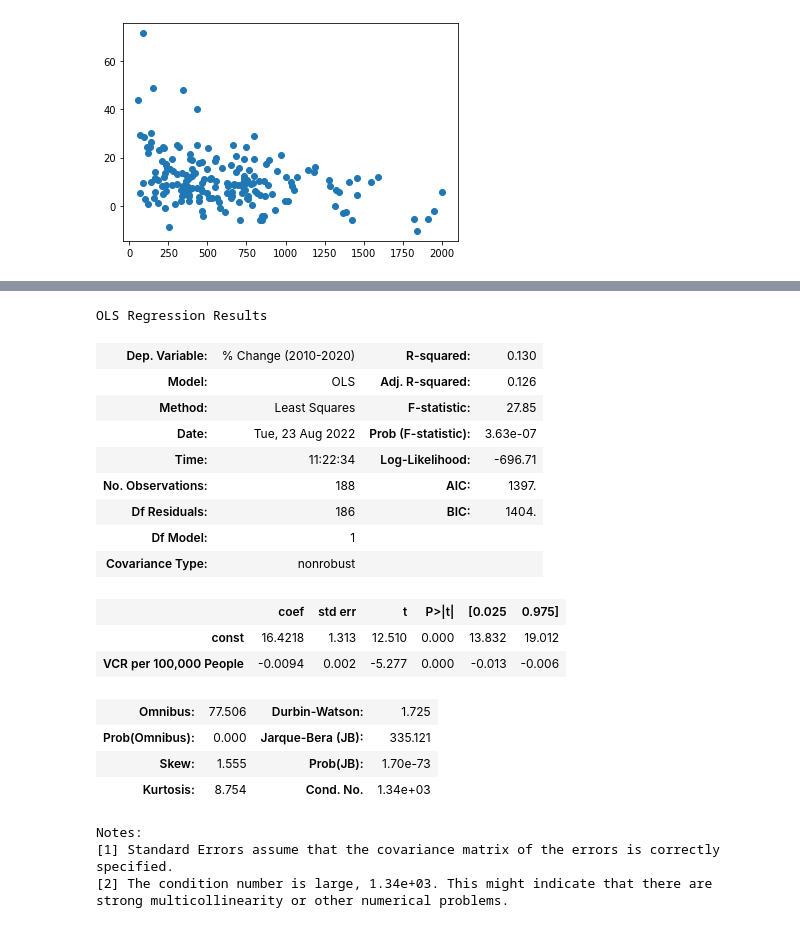
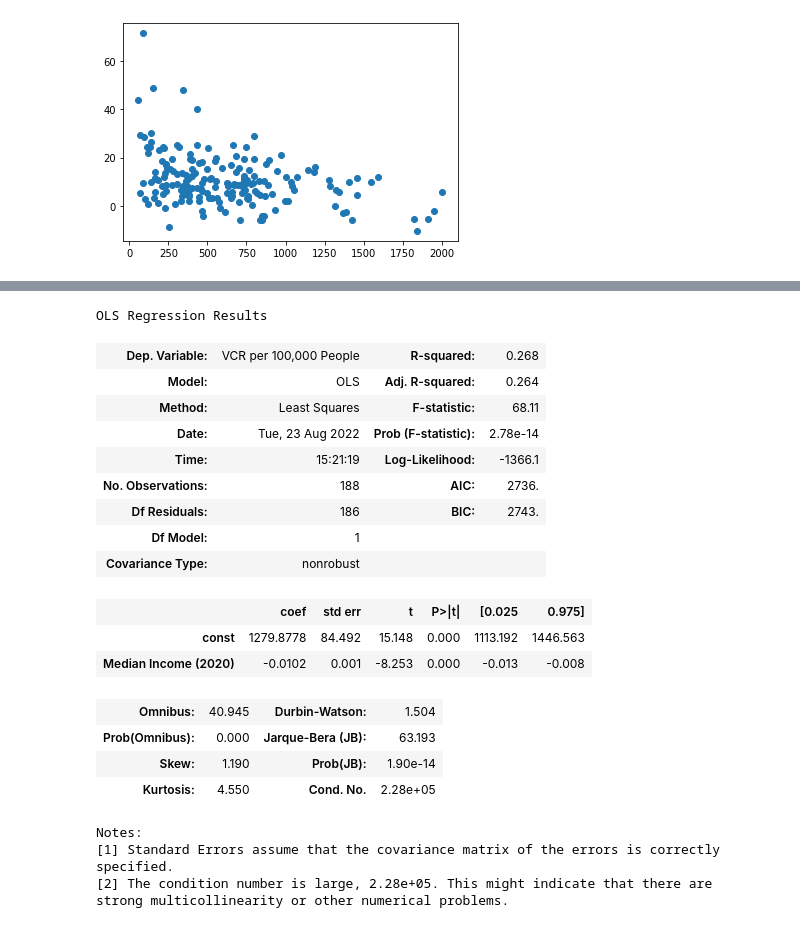
Before and after one commit to edd1234/cities, a Jupyter notebook: Cities Regression.ipynb, the cells around one changed output, grey strips where cells are left out. Drawn from its saved outputs; the diff is of its cells as text; code cells hidden in the pictures.

```diff
--- a/Cities Regression.ipynb
+++ b/Cities Regression.ipynb
@@ -6,5 +7,7 @@ import statsmodels.api as sm
 # %%
+housing_data = pd.read_csv('data/Cities - Housing.csv')
 crime_data = pd.read_csv('data/Cities - Crime.csv')
+income_data = pd.read_csv('data/Cities - Income.csv')
 # %%
 crime_data
 # %% [output]
@@ -36,0 +65,7 @@ plt.scatter(x,y)
+# %%
+y = crime_data['% Change (2010-2020)']
+x = crime_data['VCR per 100,000 People']
+
+x1 = sm.add_constant(x)
+results = sm.OLS(y,x1).fit()
+results.summary()
@@ -36,0 +94,8 @@ plt.scatter(x,y)
+# %%
+y = housing_data['% Change (2010-2020)']
+x = housing_data['2020 Home Price']
+
+plt.scatter(x,y)
+x1 = sm.add_constant(x)
+results = sm.OLS(y,x1).fit()
+results.summary()
@@ -37,29 +125,29 @@ plt.scatter(x,y)
 # %%
-y = crime_data['% Change (2010-2020)']
-x = crime_data['VCR per 100,000 People']
+y = crime_data['VCR per 100,000 People']
+x = income_data['Median Income (2020)']
 
 x1 = sm.add_constant(x)
 results = sm.OLS(y,x1).fit()
 results.summary()
 # %% [output]
 OLS Regression Results
-| Dep. Variable: | % Change (2010-2020) | R-squared: | 0.130 |
-| Model: | OLS | Adj. R-squared: | 0.126 |
-| Method: | Least Squares | F-statistic: | 27.85 |
-| Date: | Tue, 23 Aug 2022 | Prob (F-statistic): | 3.63e-07 |
-| Time: | 11:22:34 | Log-Likelihood: | -696.71 |
-| No. Observations: | 188 | AIC: | 1397. |
-| Df Residuals: | 186 | BIC: | 1404. |
+| Dep. Variable: | VCR per 100,000 People | R-squared: | 0.268 |
+| Model: | OLS | Adj. R-squared: | 0.264 |
+| Method: | Least Squares | F-statistic: | 68.11 |
+| Date: | Tue, 23 Aug 2022 | Prob (F-statistic): | 2.78e-14 |
+| Time: | 15:21:19 | Log-Likelihood: | -1366.1 |
+| No. Observations: | 188 | AIC: | 2736. |
+| Df Residuals: | 186 | BIC: | 2743. |
 | Df Model: | 1 |  |  |
 | Covariance Type: | nonrobust |  |  |
 |  | coef | std err | t | P>|t| | [0.025 | 0.975] |
-| const | 16.4218 | 1.313 | 12.510 | 0.000 | 13.832 | 19.012 |
-| VCR per 100,000 People | -0.0094 | 0.002 | -5.277 | 0.000 | -0.013 | -0.006 |
+| const | 1279.8778 | 84.492 | 15.148 | 0.000 | 1113.192 | 1446.563 |
+| Median Income (2020) | -0.0102 | 0.001 | -8.253 | 0.000 | -0.013 | -0.008 |
-| Omnibus: | 77.506 | Durbin-Watson: | 1.725 |
-| Prob(Omnibus): | 0.000 | Jarque-Bera (JB): | 335.121 |
-| Skew: | 1.555 | Prob(JB): | 1.70e-73 |
-| Kurtosis: | 8.754 | Cond. No. | 1.34e+03 |
+| Omnibus: | 40.945 | Durbin-Watson: | 1.504 |
+| Prob(Omnibus): | 0.000 | Jarque-Bera (JB): | 63.193 |
+| Skew: | 1.190 | Prob(JB): | 1.90e-14 |
+| Kurtosis: | 4.550 | Cond. No. | 2.28e+05 |
 Notes:
 [1] Standard Errors assume that the covariance matrix of the errors is correctly specified.
-[2] The condition number is large, 1.34e+03. This might indicate that there are
+[2] The condition number is large, 2.28e+05. This might indicate that there are
 strong multicollinearity or other numerical problems.
```
Also changed, not shown: parts of 11 cells of this notebook, 1 other file.
